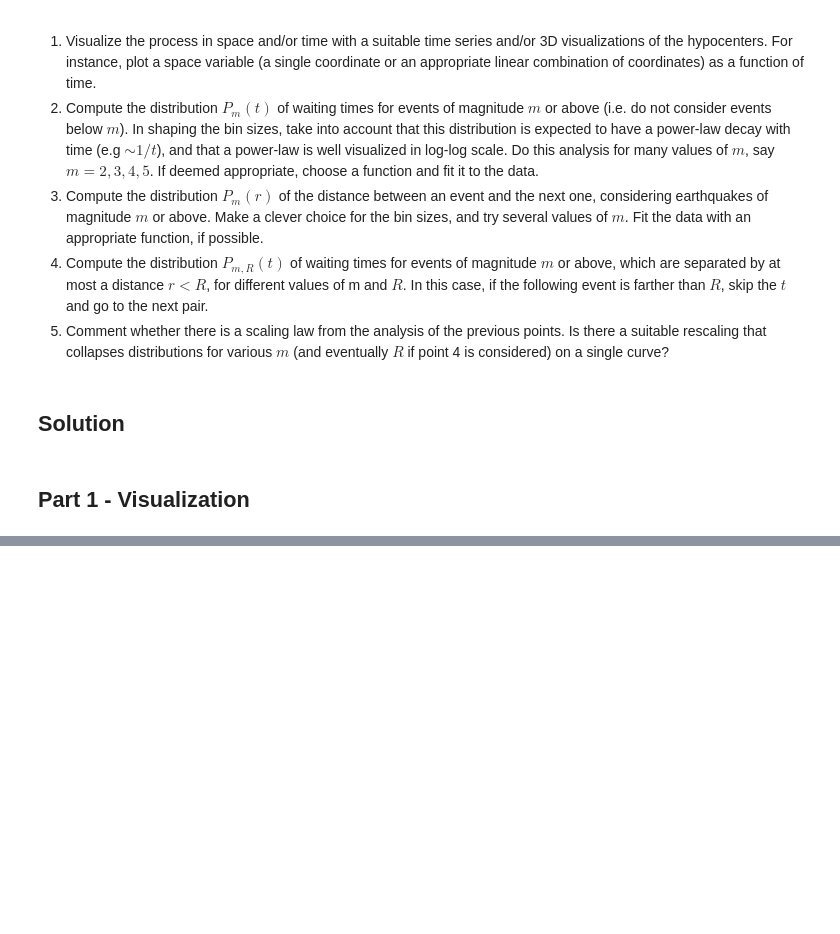
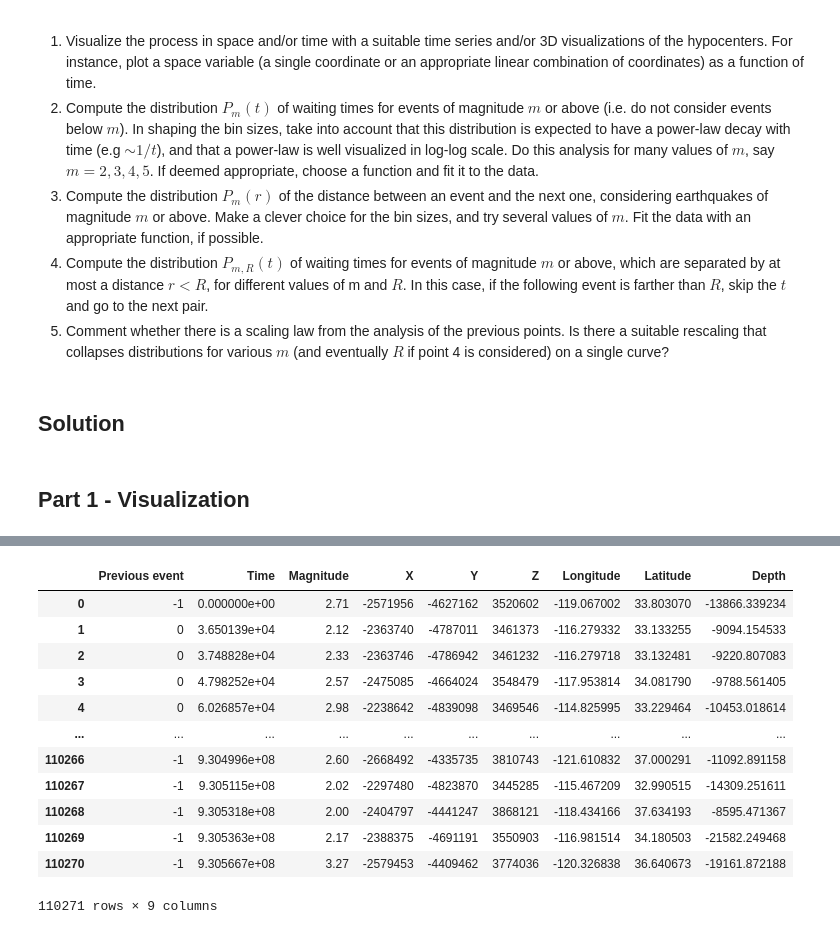
Before and after one commit to giondrioli/HLP-Earthquake-Project, a Jupyter notebook: Project.ipynb, the cells around one changed output, grey strips where cells are left out. Saved outputs shown, nothing was run; the diff lists cells and outputs as text; code cells hidden in the pictures; blank space fills up the shorter version.

```diff
--- a/Project.ipynb
+++ b/Project.ipynb
@@ -55,3 +59,45 @@ df
 | 110269 | -1 | 9.305363e+08 | 2.17 | -2388375 | -4691191 | 3550903 |
 | 110270 | -1 | 9.305667e+08 | 3.27 | -2579453 | -4409462 | 3774036 |
 110271 rows × 6 columns
+# %%
+#computing latitude, longitude and depth starting from cartesian coordinates
+df_complete = df.copy()
+
+#Parameters of ellissoid WGS84
+a = 6378137
+b = 6356752.3142
+f = 0.0033528106647474805
+
+def rad2deg(x):
+    return x*180/math.pi
+
+def cartesian2geographic(x,y,z):
+    #needed parameters
+    p = np.sqrt(x**2 + y**2)
+    e_squared = f*(2 - f)
+    e_prime_squared = (a**2 - b**2)/b**2
+    theta = np.arctan2((z*a),(p*b))
+    #latitude, longitude and depth
+    longitude = rad2deg(np.arctan2(y,x))
+    latitude_rad = np.arctan2((z + e_prime_squared*b*(np.sin(theta))**3),(p - e_squared*a*(np.cos(theta))**3))
+    latitude = rad2deg(latitude_rad)
+    v = a / np.sqrt(1 - e_squared*(np.sin(latitude_rad))**2)
+    depth = p / np.cos(latitude_rad) - v
+    return longitude, latitude, depth
+
+df_complete['Longitude'], df_complete['Latitude'], df_complete['Depth'] = cartesian2geographic(df['X'],df['Y'],df['Z'])
+df_complete
+# %% [output]
+|  | Previous event | Time | Magnitude | X | Y | Z | Longitude | Latitude | Depth |
+| 0 | -1 | 0.000000e+00 | 2.71 | -2571956 | -4627162 | 3520602 | -119.067002 | 33.803070 | -13866.339234 |
+| 1 | 0 | 3.650139e+04 | 2.12 | -2363740 | -4787011 | 3461373 | -116.279332 | 33.133255 | -9094.154533 |
+| 2 | 0 | 3.748828e+04 | 2.33 | -2363746 | -4786942 | 3461232 | -116.279718 | 33.132481 | -9220.807083 |
+| 3 | 0 | 4.798252e+04 | 2.57 | -2475085 | -4664024 | 3548479 | -117.953814 | 34.081790 | -9788.561405 |
+| 4 | 0 | 6.026857e+04 | 2.98 | -2238642 | -4839098 | 3469546 | -114.825995 | 33.229464 | -10453.018614 |
+| ... | ... | ... | ... | ... | ... | ... | ... | ... | ... |
+| 110266 | -1 | 9.304996e+08 | 2.60 | -2668492 | -4335735 | 3810743 | -121.610832 | 37.000291 | -11092.891158 |
+| 110267 | -1 | 9.305115e+08 | 2.02 | -2297480 | -4823870 | 3445285 | -115.467209 | 32.990515 | -14309.251611 |
+| 110268 | -1 | 9.305318e+08 | 2.00 | -2404797 | -4441247 | 3868121 | -118.434166 | 37.634193 | -8595.471367 |
+| 110269 | -1 | 9.305363e+08 | 2.17 | -2388375 | -4691191 | 3550903 | -116.981514 | 34.180503 | -21582.249468 |
+| 110270 | -1 | 9.305667e+08 | 3.27 | -2579453 | -4409462 | 3774036 | -120.326838 | 36.640673 | -19161.872188 |
+110271 rows × 9 columns
```
Also changed, not shown: parts of 3 cells of this notebook.
